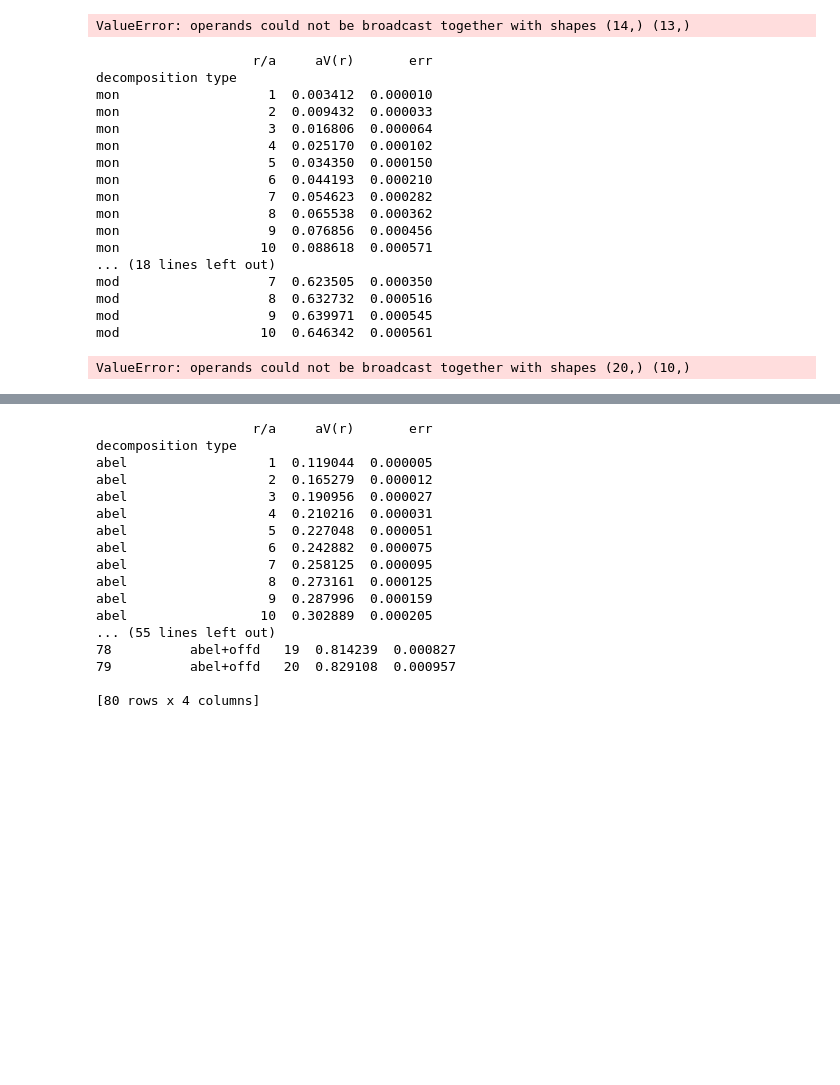
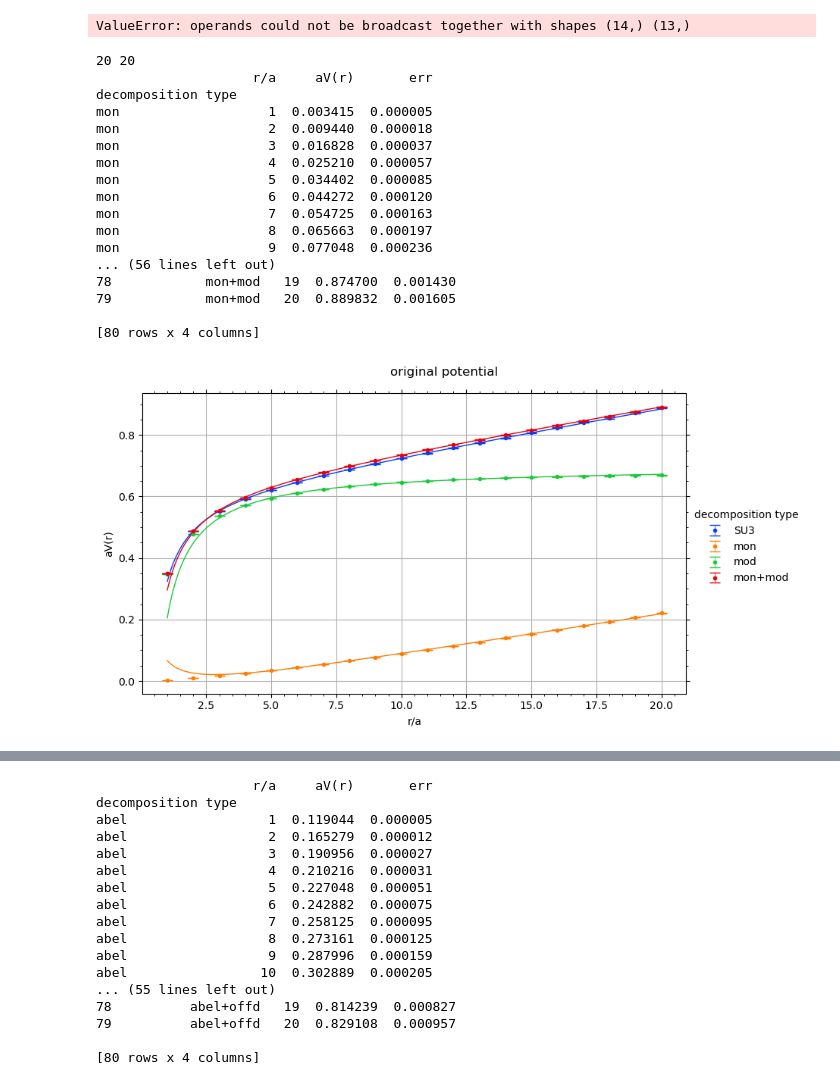
Before and after one commit to ilyakudrov/observables, a Jupyter notebook: python_jupyter/potential/potential_decomposition.ipynb, the cells around one changed output, grey strips where cells are left out. Saved outputs shown, nothing was run; the diff lists cells and outputs as text; code cells hidden in the pictures; blank space fills up the shorter version.

```diff
--- a/python_jupyter/potential/potential_decomposition.ipynb
+++ b/python_jupyter/potential/potential_decomposition.ipynb
@@ -228,15 +228,18 @@ potential_decomposition_su3_mon_phot('16^4', 10, 10, 6.0, 'steps_0/copies=20', 3
 def potential_decomposition_su3_mon_mod(lattice_size, space_size, time_size, beta, mag_params, smearing_monopole, copy=None):
     image_path = f'../../images/decomposition/abel_offd/su3/gluodynamics/{lattice_size}/beta{beta}'
     image_name = f'potentials'
+    print(time_size // 2, space_size // 2)
     paths_monopole = [{'path': f'../../result/potential/wilson_gevp/fundamental/on-axis/su3/gluodynamics/{lattice_size}/beta{beta}/HYP0_alpha=1_1_0.5_APE_alpha=0.5/{mag_params}/potential_monopole.csv',
               'parameters': {'decomposition type': 'mon'}, 'constraints': {'smearing_step': (smearing_monopole, smearing_monopole), 'time_size': (1, time_size // 2), 'space_size': (1, space_size // 2)}}]
+    # if copy is not None:
+    #     paths_monopole[0]['constraints'] = {'smearing_step': (smearing_monopole, smearing_monopole), 'copy': (copy, copy)}
+    # else:
+    #     paths_monopole[0]['constraints'] = {'smearing_step': (smearing_monopole, smearing_monopole)}
     if copy is not None:
-        paths_monopole[0]['constraints'] = {'smearing_step': (smearing_monopole, smearing_monopole), 'copy': (copy, copy)}
-    else:
-        paths_monopole[0]['constraints'] = {'smearing_step': (smearing_monopole, smearing_monopole)}
+        paths_monopole[0]['constraints']['copy'] = (copy, copy)
     df_monopole = potential_data.get_potantial_df(paths_monopole, coluns_to_multiindex=['decomposition type'])
+    # print(df_monopole)
     df_monopole = df_monopole.rename({'potential': 'aV(r)', 'space_size': 'r/a', 'time_size': 'T'}, axis=1)
-    # print(df_monopole)
     df_monopole = df_monopole[df_monopole['aV(r)'] != 0]
     index = []
     if df_monopole.index.names[0] is not None:
@@ -295,24 +298,24 @@ def potential_decomposition_su3_mon_mod(lattice_size, space_size, time_size, bet
     df.to_csv(f'../../result/decomposition/su3/gluodynamics/{lattice_size}/beta{beta}/potentials.csv', index=False)
     plots.plot_potential_single(df, 'r/a', 'aV(r)', 'decomposition type', 'r/a', 'aV(r)', 'original potential', image_path, image_name, True, err='err', df_fits=df_curves)
 # %%
-potential_decomposition_su3_mon_mod('40^4', 20, 20, 6.4, 'steps_0/copies=20', 31, copy=0)
+potential_decomposition_su3_mon_mod('40^4', 40, 40, 6.4, 'steps_0/copies=20', 31, copy=0)
 # %% [output]
+20 20
                     r/a     aV(r)       err
 decomposition type
-mon                   1  0.003412  0.000010
-mon                   2  0.009432  0.000033
-mon                   3  0.016806  0.000064
-mon                   4  0.025170  0.000102
-mon                   5  0.034350  0.000150
-mon                   6  0.044193  0.000210
-mon                   7  0.054623  0.000282
-mon                   8  0.065538  0.000362
-mon                   9  0.076856  0.000456
-mon                  10  0.088618  0.000571
-... (18 lines left out)
-mod                   7  0.623505  0.000350
-mod                   8  0.632732  0.000516
-mod                   9  0.639971  0.000545
-mod                  10  0.646342  0.000561
+mon                   1  0.003415  0.000005
+mon                   2  0.009440  0.000018
+mon                   3  0.016828  0.000037
+mon                   4  0.025210  0.000057
+mon                   5  0.034402  0.000085
+mon                   6  0.044272  0.000120
+mon                   7  0.054725  0.000163
+mon                   8  0.065663  0.000197
+mon                   9  0.077048  0.000236
+... (56 lines left out)
+78            mon+mod   19  0.874700  0.001430
+79            mon+mod   20  0.889832  0.001605
+
+[80 rows x 4 columns]
-ValueError: operands could not be broadcast together with shapes (20,) (10,)
+[figure, added]
 # %%
```
Also changed, not shown: parts of 13 cells of this notebook, 2 other files.
